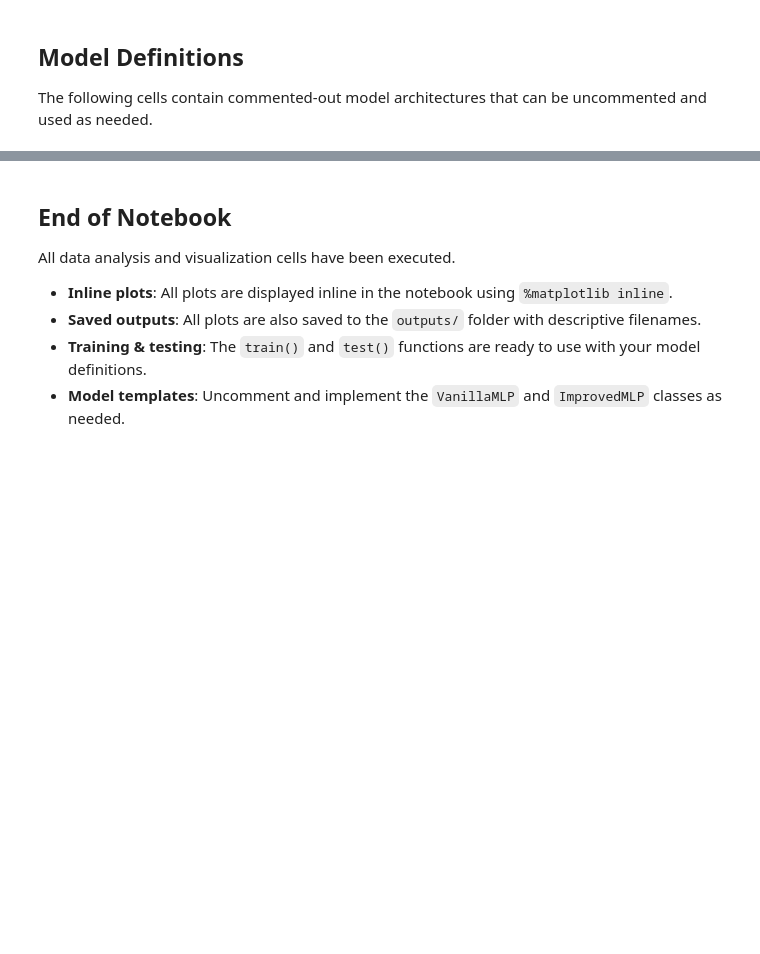
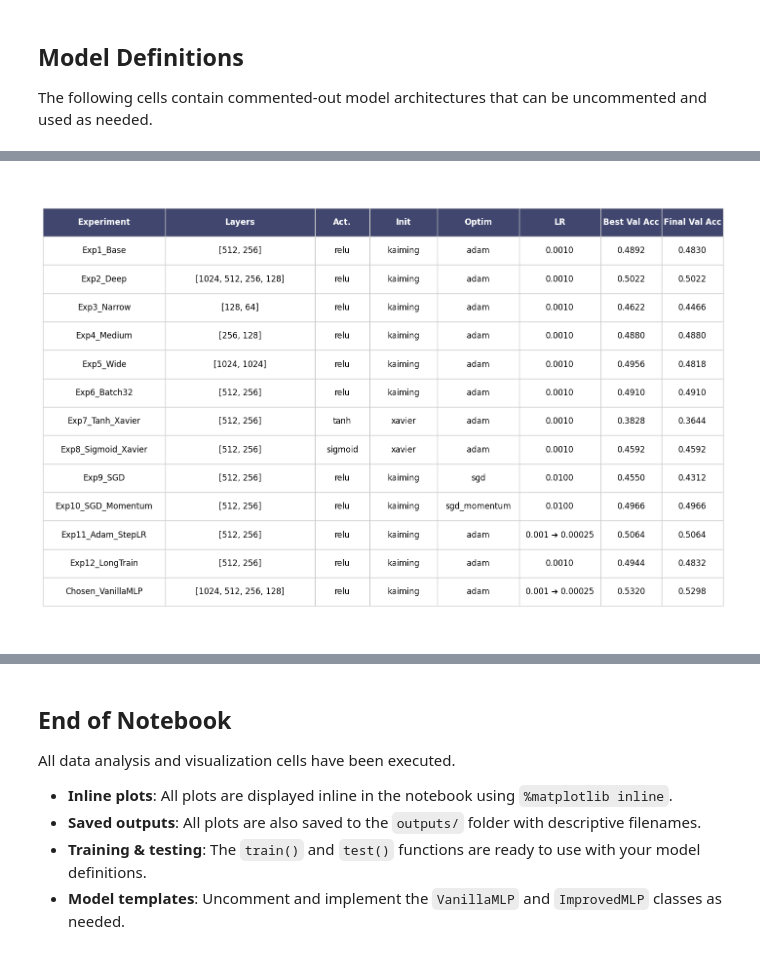
Before and after one commit to Rave-Cohen/DeepLearning_Ass_1, a Jupyter notebook: Assignment_1.ipynb, the cells around one changed output, grey strips where cells are left out. Drawn from its saved outputs; the diff is of its cells as text; code cells hidden in the pictures; blank space fills up the shorter version.

```diff
--- a/Assignment_1.ipynb
+++ b/Assignment_1.ipynb
@@ -702,0 +627,6 @@ Epoch 13/15: Loss[T: 1.2883, V: 1.4516] | Acc[T: 53.93%, V: 49.54%]
+# %%
+# Assuming OUTPUTS_DIR is already defined as a Path object
+MODEL_SAVE_DIR = OUTPUTS_DIR / "models"
+MODEL_SAVE_DIR.mkdir(parents=True, exist_ok=True)
+
+print(f"Weights will be saved to: {MODEL_SAVE_DIR}")
@@ -702,0 +760,81 @@ Epoch 13/15: Loss[T: 1.2883, V: 1.4516] | Acc[T: 53.93%, V: 49.54%]
+# %%
+def save_results_as_image(results_dict, outputs_dir="outputs", filename="summary_table.png"):
+    if not results_dict:
+        print("Error: The results_log is empty. Run experiments first!")
+        return
+
+    # 1. Process Data
+    summary_list = []
+    for name, data in results_dict.items():
+        h = data['history']
+        conf = data['config']
+
+        # LR Display Logic
+        if conf.get('scheduler') == 'step':
+            lr_display = f"{conf['lr']} ➔ 0.00025"
+        else:
+            lr_display = f"{conf['lr']:.4f}"
+
+        summary_list.append({
+            "Experiment": name,
+            "Layers": str(conf['hidden_dims']),
+            "Act.": conf['activation'],
+            "Init": conf['init'],
+            "Optim": conf['optimizer'],
+            "LR": lr_display,
+            "Best Val Acc": f"{max(h['val_acc']):.4f}",
+            "Final Val Acc": f"{h['val_acc'][-1]:.4f}"
+        })
+
+    df = pd.DataFrame(summary_list)
+
+    # 2. Optimized Plotting with Custom Alignment
+    fig, ax = plt.subplots(figsize=(18, 12)) # Wider canvas
+    ax.axis('off')
+
+    header_color = "#40466e"
+
+    # We define column widths manually to prevent crowding
+    # Total should roughly equal 1.0
+    col_widths = [0.18, 0.22, 0.08, 0.10, 0.12, 0.12, 0.09, 0.09]
+
+    table = ax.table(
+        cellText=df.values,
+        colLabels=df.columns,
+        cellLoc='center',
+        loc='center',
+        colWidths=col_widths, # Apply manual widths
+        colColours=[header_color] * len(df.columns)
+    )
+
+    # 3. Styling Fine-Tuning
+    table.auto_set_font_size(False)
+    table.set_fontsize(12) # Slightly larger font
+    table.scale(1, 3.5)    # Extra vertical breathing room
+
+    # Header and Alignment fixes
+    for (row, col), cell in table.get_celld().items():
+        # Make headers bold and white
+        if row == 0:
+            cell.get_text().set_color('white')
+            cell.get_text().set_weight('bold')
+
+        # Add internal padding to cells to prevent text touching borders
+        cell.set_edgecolor('#CCCCCC') # Lighter grid lines for a modern look
+        cell.set_linewidth(1)
+
+    # 4. Path Management
+    from pathlib import Path
+    out_path = Path(outputs_dir)
+    out_path.mkdir(parents=True, exist_ok=True)
+    final_save_path = out_path / filename
+
+    plt.savefig(final_save_path, bbox_inches='tight', dpi=300)
+    plt.show()
+
+    print(f"✅ Coherent alignment fixed. Table saved to: {final_save_path}")
+
+# Run to generate the new aligned table
+save_results_as_image(results_log)
+# %% [output]
+[figure, added]
```
Also changed, not shown: parts of 22 cells of this notebook, 42 other files.
